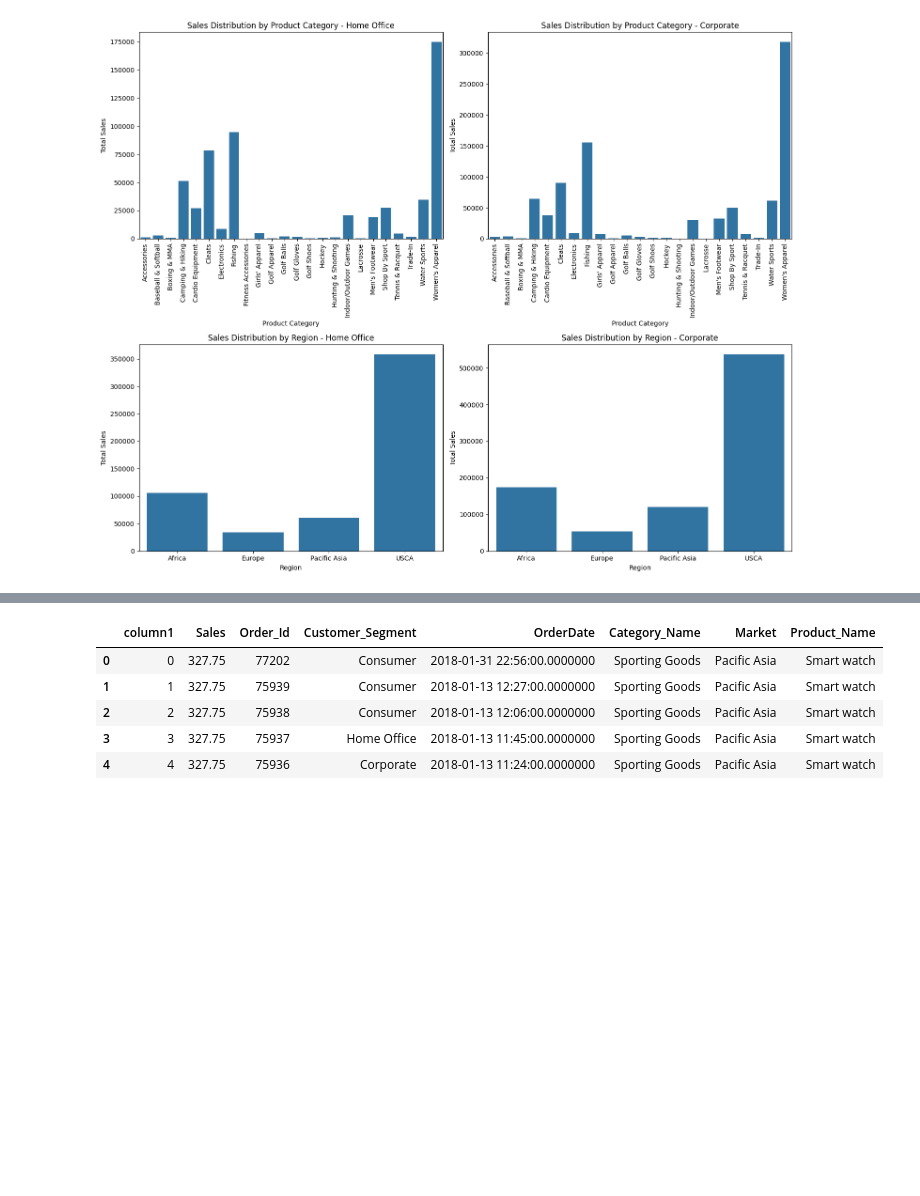
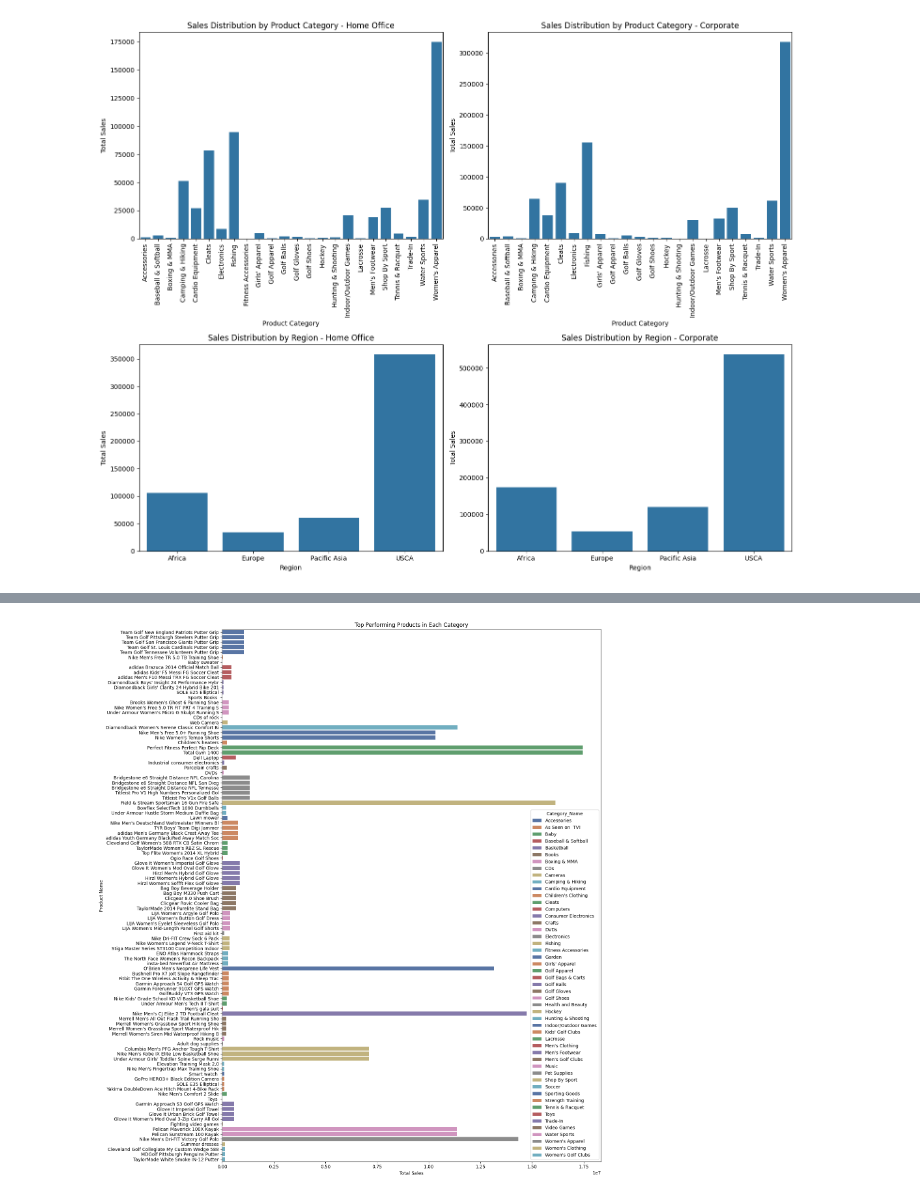
Before and after one commit to CCNY-Analytics-and-Quant/Branly_BAF23, a Jupyter notebook: Final Project V2.ipynb, the cells around one changed output, grey strips where cells are left out. Saved outputs shown, nothing was run; the diff lists cells and outputs as text; code cells hidden in the pictures; blank space fills up the shorter version.

Commit message:
Product Analysis

```diff
--- a/Final Project V2.ipynb
+++ b/Final Project V2.ipynb
@@ -186,3 +186,7 @@ plt.tight_layout()
 plt.show()
 # %% [output]
 [figure]
+# %%
+df_2 = pd.read_csv("/Users/branly/PA.csv")
+
+df_2.head()
@@ -189,23 +200,25 @@ plt.show()
+# %%
+product_performance = df_2.groupby(['Category_Name', 'Product_Name']).agg({'total_sales': 'sum', 'average_sales': 'mean', 'number_of_orders': 'count'}).reset_index()
+
+top_products = product_performance.sort_values(by=['Category_Name', 'total_sales'], ascending=[True, False]).groupby('Category_Name').head(5)
+
+fig, ax = plt.subplots(figsize=(15, len(top_products) * 0.2))
+sns.barplot(x='total_sales', y='Product_Name', hue='Category_Name', data=top_products,  ax=ax, palette='deep')
+plt.title('Top Performing Products in Each Category')
+plt.xlabel('Total Sales')
+plt.ylabel('Product Name')
+plt.show()
+# %% [output]
+[figure, added]
 # %%
-df4 = pd.read_csv("/Users/branly/Desktop/Python Project/FP3.csv")
+df4 = pd.read_csv("/Users/branly/Desktop/Python Project/MarketTrends.csv")
 
+aggregate_4 = {
+    'Market':'last',
+    'Product_Name':'last',
+    'OrderDate':'last',
+    'OrderDate': 'last',
 
-aggregate_3 = {
-    'Sales': 'last',
-    'Order_Id': 'last',
-    'Customer_Segment': 'last',
-    'OrderDate': 'last',
-    'Category_Name':'last',
-    'Market':'last',
-    'Product_Name':'last'
 }
 
-df5 = df4.groupby('column1').agg(aggregate_3).reset_index()
-df5.head()
+df_mt= df4.groupby('column1').agg(aggregate_4).reset_index()
-# %% [output]
-|  | column1 | Sales | Order_Id | Customer_Segment | OrderDate | Category_Name | Market | Product_Name |
-| 0 | 0 | 327.75 | 77202 | Consumer | 2018-01-31 22:56:00.0000000 | Sporting Goods | Pacific Asia | Smart watch |
-| 1 | 1 | 327.75 | 75939 | Consumer | 2018-01-13 12:27:00.0000000 | Sporting Goods | Pacific Asia | Smart watch |
-| 2 | 2 | 327.75 | 75938 | Consumer | 2018-01-13 12:06:00.0000000 | Sporting Goods | Pacific Asia | Smart watch |
-| 3 | 3 | 327.75 | 75937 | Home Office | 2018-01-13 11:45:00.0000000 | Sporting Goods | Pacific Asia | Smart watch |
-| 4 | 4 | 327.75 | 75936 | Corporate | 2018-01-13 11:24:00.0000000 | Sporting Goods | Pacific Asia | Smart watch |
```
Also changed, not shown: parts of 7 cells of this notebook.
